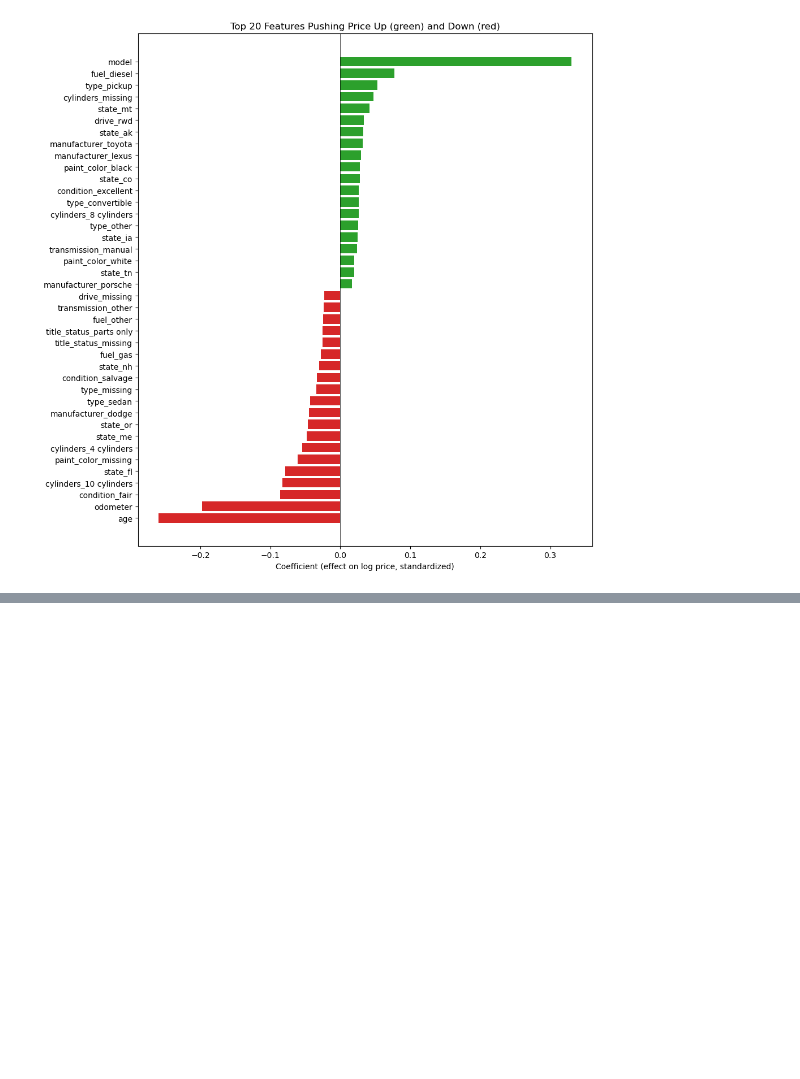
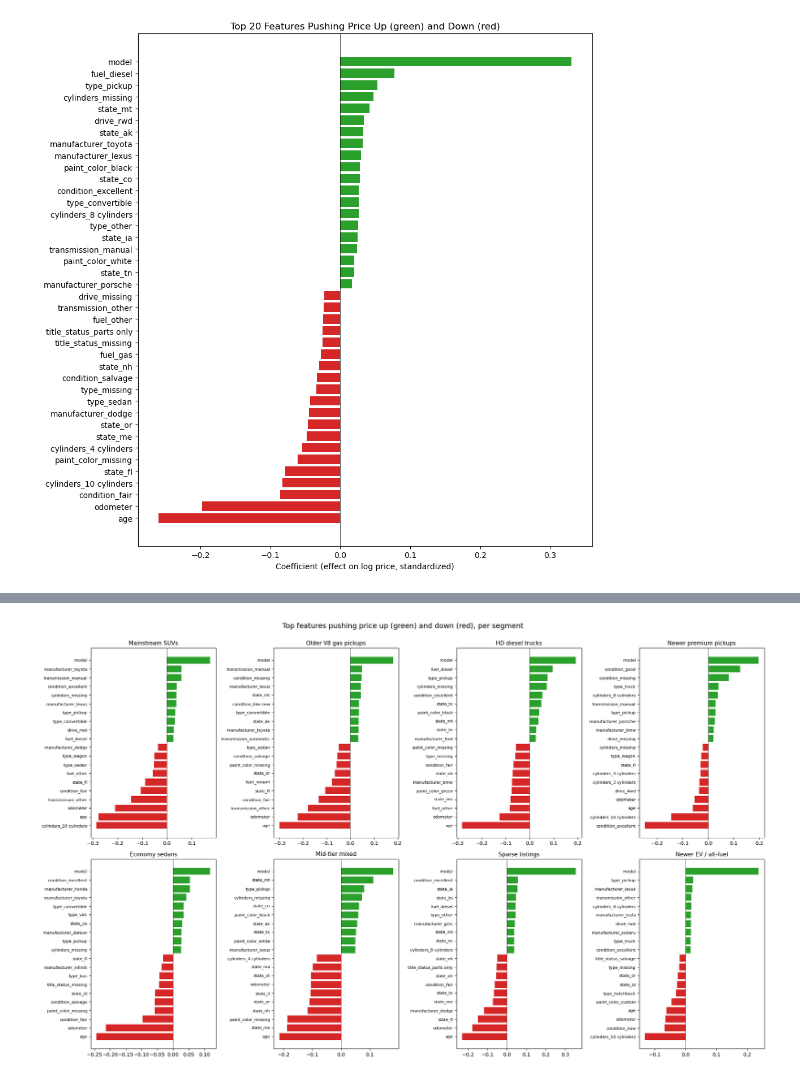
Before and after one commit to cnolan3/used_car_prices, a Jupyter notebook: notebooks/01_analysis.ipynb, the cells around one changed output, grey strips where cells are left out. Cells and saved outputs as stored; diff of their text form; code cells hidden in the pictures; blank space fills up the shorter version.

```diff
--- a/notebooks/01_analysis.ipynb
+++ b/notebooks/01_analysis.ipynb
@@ -968,3 +1012,34 @@ plt.show()
+# %%
+clusters = sorted(merged['cluster'].unique())
+n_clusters = len(clusters)
+
+# 2x4 grid for K=8; auto-adjust if you ever change K
+ncols = 4
+nrows = -(-n_clusters // ncols)   # ceil division
+fig, axes = plt.subplots(nrows, ncols, figsize=(5 * ncols, 6 * nrows))
+axes = axes.flatten()
+
+for i, c in enumerate(clusters):
+    ax = axes[i]
+    sub = merged[merged['cluster'] == c]
+    top_pos = sub.nlargest(10, 'coefficient')
+    top_neg = sub.nsmallest(10, 'coefficient')
+    top     = pd.concat([top_pos, top_neg]).sort_values('coefficient')
+
+    colors = ['#d62728' if v < 0 else '#2ca02c' for v in top['coefficient']]
+    ax.barh(top['feature'], top['coefficient'], color=colors)
+    ax.axvline(0, color='black', linewidth=0.5)
+    ax.set_title(CLUSTER_LABELS[c], fontsize=11)
+    ax.tick_params(axis='y', labelsize=8)
+
+for j in range(n_clusters, len(axes)):
+    axes[j].axis('off')
+
+plt.suptitle('Top features pushing price up (green) and down (red), per segment', fontsize=14, y=1.00)
+plt.tight_layout()
+plt.show()
+# %% [output]
+[figure, added]
 # %% [markdown]
 #### **Model Performance**
 
```
Also changed, not shown: parts of 2 cells of this notebook.
